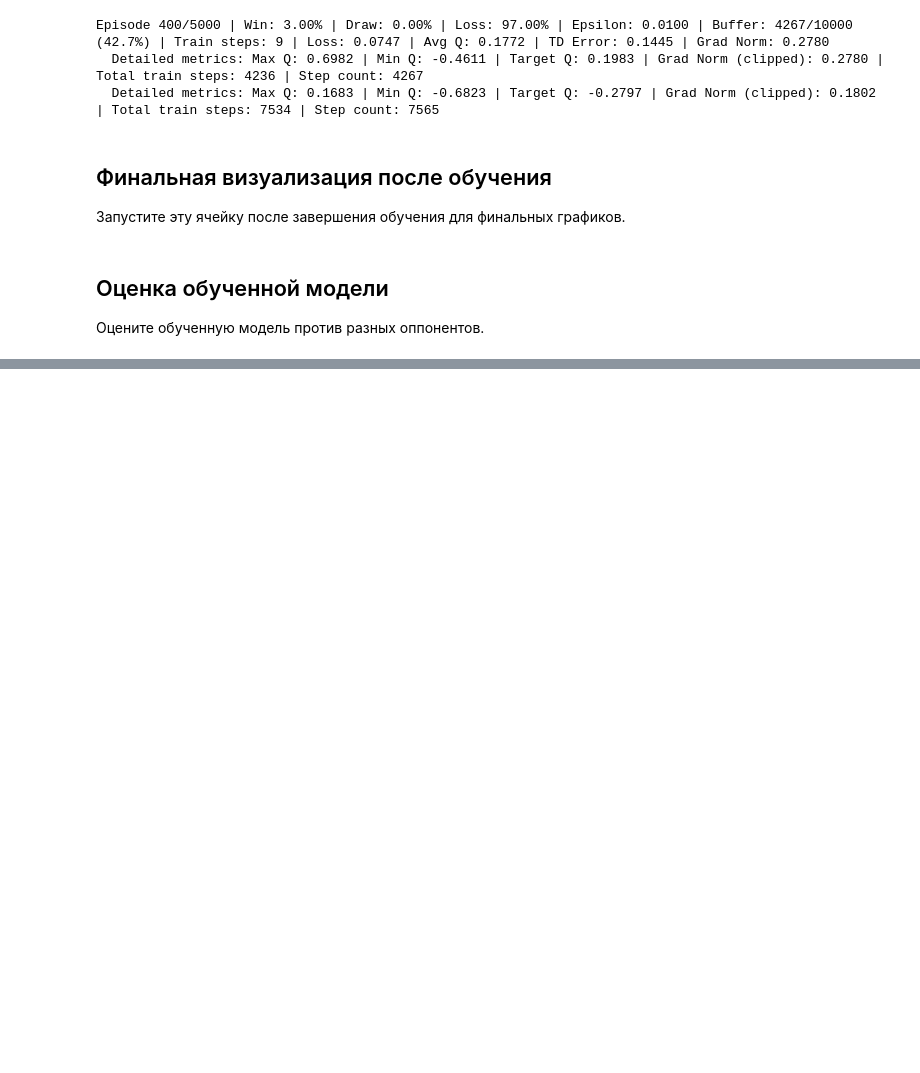
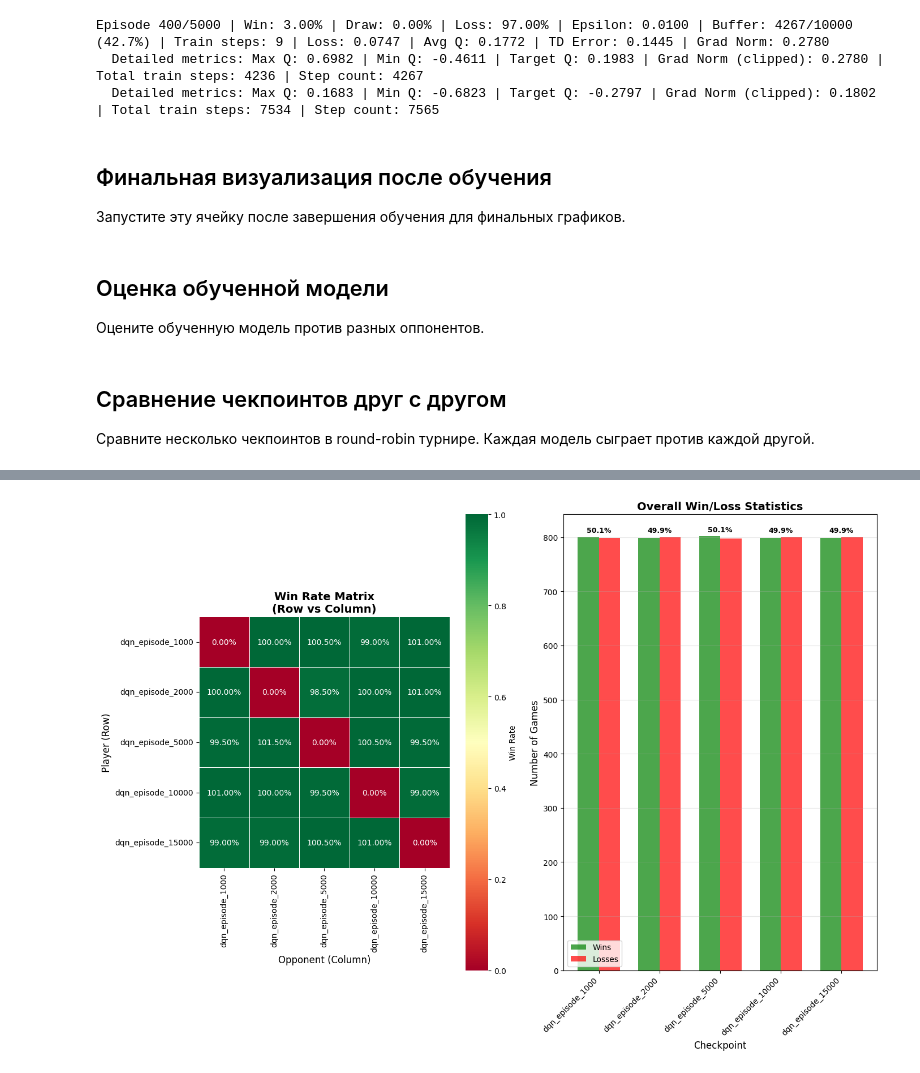
Before and after one commit to MrHolidin/rl_repository, a Jupyter notebook: notebooks/training_with_plots.ipynb, the cells around one changed output, grey strips where cells are left out. Cells and saved outputs as stored; diff of their text form; code cells hidden in the pictures; blank space fills up the shorter version.

```diff
--- a/notebooks/training_with_plots.ipynb
+++ b/notebooks/training_with_plots.ipynb
@@ -551,3 +614,80 @@ else:
 ## Оценка обученной модели
 
 Оцените обученную модель против разных оппонентов.
+# %% [markdown]
+## Сравнение чекпоинтов друг с другом
+
+Сравните несколько чекпоинтов в round-robin турнире. Каждая модель сыграет против каждой другой.
+# %%
+# Сравнение чекпоинтов друг с другом
+from src.training.compare_checkpoints import compare_checkpoints, plot_comparison_results, print_comparison_results
+from pathlib import Path
+import glob
+
+# Настройки сравнения
+COMPARISON_CONFIG = {
+    "model_type": "dqn",  # "dqn" или "qlearning"
+    "num_games_per_match": 100,  # Количество игр в каждом матче
+    "epsilon": 0.01,  # 1% рандома (0.01 = 1% случайных ходов)
+
+    "seed": 42,
+    "device": None,  # None для auto-detect, или "cuda" или "cpu"
+}
+
+# Способы указать чекпоинты:
+# 1. Указать конкретные пути к чекпоинтам
+CHECKPOINT_PATHS = [
+    # Примеры:
+     "../data/checkpoints/dqn_20251108_195301/dqn_episode_1000.pt",
+     "../data/checkpoints/dqn_20251108_195301/dqn_episode_2000.pt",
+     "../data/checkpoints/dqn_20251108_195301/dqn_episode_5000.pt",
+     "../data/checkpoints/dqn_20251108_195301/dqn_episode_10000.pt",
+     "../data/checkpoints/dqn_20251108_195301/dqn_episode_15000.pt",
+     # "../data/checkpoints/dqn_20251108_195301/dqn_episode_27000.pt"
+
+]
+
+# 2. Или автоматически найти все чекпоинты в папке
+# Раскомментируйте следующие строки для автоматического поиска:
+# CHECKPOINT_DIR = "data/checkpoints/dqn_20240101_120000"  # Укажите папку с чекпоинтами
+# CHECKPOINT_PATHS = sorted(glob.glob(f"{CHECKPOINT_DIR}/*.pt"))
+
+# 3. Или найти все чекпоинты по паттерну
+# CHECKPOINT_PATHS = sorted(glob.glob("data/checkpoints/**/dqn_episode_*.pt", recursive=True))
+
+if not CHECKPOINT_PATHS:
+    print("⚠️  Укажите пути к чекпоинтам в CHECKPOINT_PATHS!")
+    print("Или раскомментируйте код для автоматического поиска чекпоинтов.")
+else:
+    print(f"📋 Найдено {len(CHECKPOINT_PATHS)} чекпоинтов для сравнения:")
+    for i, path in enumerate(CHECKPOINT_PATHS, 1):
+        print(f"  {i}. {path}")
+
+    print(f"\n⚙️  Настройки:")
+    print(f"  Тип модели: {COMPARISON_CONFIG['model_type']}")
+    print(f"  Игр в матче: {COMPARISON_CONFIG['num_games_per_match']}")
+    print(f"  Epsilon (рандом): {COMPARISON_CONFIG['epsilon']:.1%} ({COMPARISON_CONFIG['epsilon']*100:.1f}% случайных ходов)")
+    print(f"  Seed: {COMPARISON_CONFIG['seed']}")
+
+    # Запускаем сравнение
+    print(f"\n🚀 Запуск сравнения...")
+    print("=" * 80)
+
+    results = compare_checkpoints(
+        checkpoint_paths=CHECKPOINT_PATHS,
+        model_type=COMPARISON_CONFIG["model_type"],
+        num_games_per_match=COMPARISON_CONFIG["num_games_per_match"],
+        epsilon=COMPARISON_CONFIG["epsilon"],
+        device=COMPARISON_CONFIG["device"],
+        seed=COMPARISON_CONFIG["seed"],
+        use_epsilon=True,
+        verbose=True,
+    )
+
+    # Выводим результаты
+    print_comparison_results(results)
+
+    # Визуализируем результаты
+    print("\n📊 Визуализация результатов...")
+    plot_comparison_results(results)
+# %% [output]
@@ -553,0 +711 @@ else:
+[figure, added]
```
Also changed, not shown: parts of 10 cells of this notebook, 10 other files.
